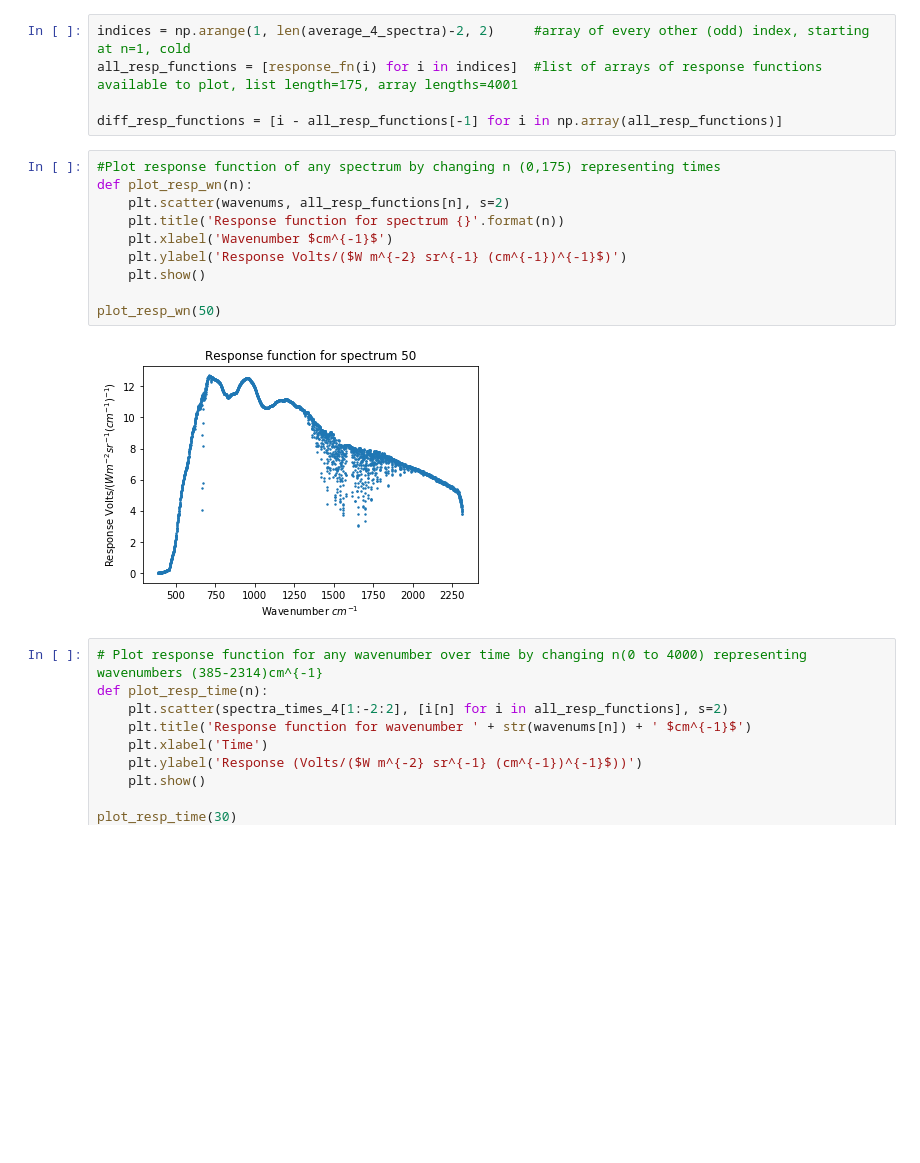
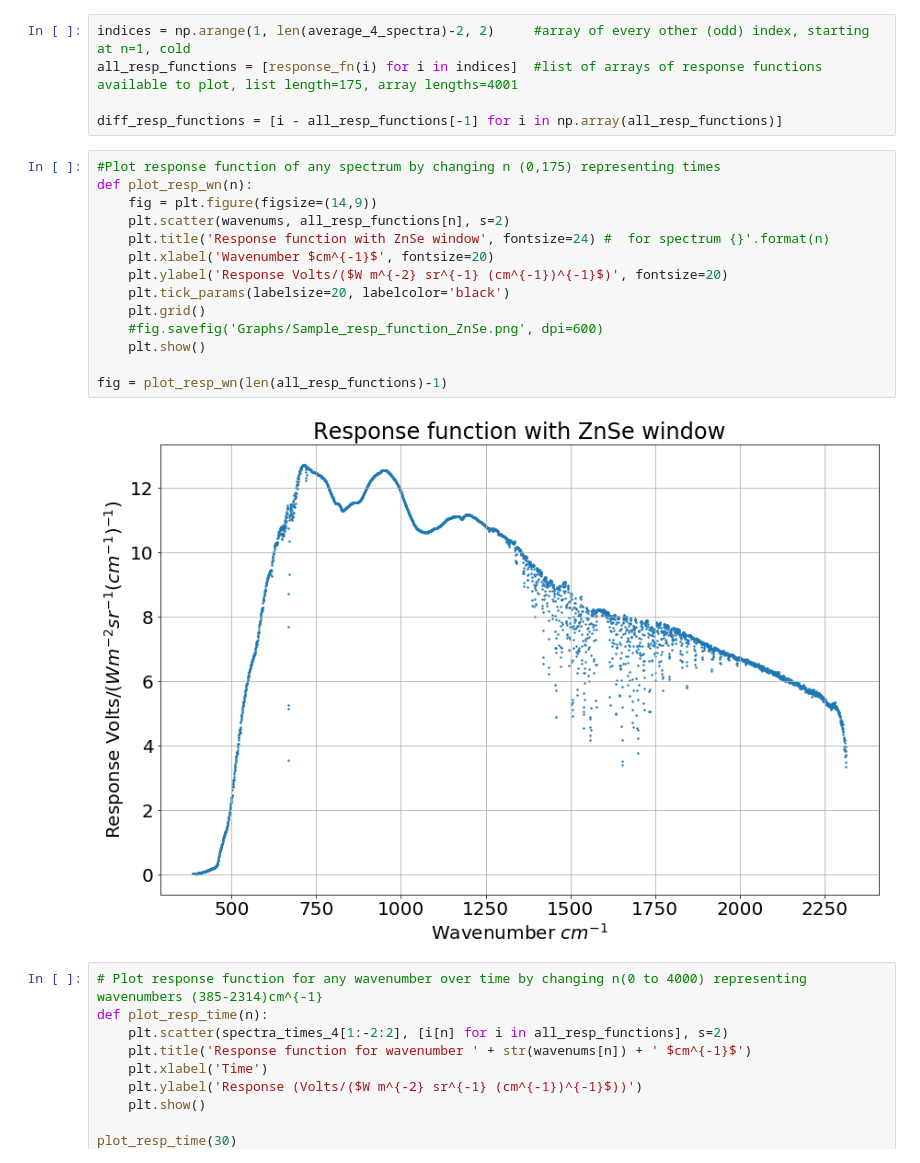
Before and after one commit to micolbedarida/MSci_Project, a Jupyter notebook: data_analysis.ipynb, the cells around one changed output. Cells and saved outputs as stored; diff of their text form; blank space fills up the shorter version.

```diff
--- a/data_analysis.ipynb
+++ b/data_analysis.ipynb
@@ -463,15 +463,19 @@ diff_resp_functions = [i - all_resp_functions[-1] for i in np.array(all_resp_fun
 # %%
 #Plot response function of any spectrum by changing n (0,175) representing times
 def plot_resp_wn(n):
+    fig = plt.figure(figsize=(14,9))
     plt.scatter(wavenums, all_resp_functions[n], s=2)
-    plt.title('Response function for spectrum {}'.format(n))
-    plt.xlabel('Wavenumber $cm^{-1}$')
-    plt.ylabel('Response Volts/($W m^{-2} sr^{-1} (cm^{-1})^{-1}$)')
+    plt.title('Response function with ZnSe window', fontsize=24) #  for spectrum {}'.format(n)
+    plt.xlabel('Wavenumber $cm^{-1}$', fontsize=20)
+    plt.ylabel('Response Volts/($W m^{-2} sr^{-1} (cm^{-1})^{-1}$)', fontsize=20)
+    plt.tick_params(labelsize=20, labelcolor='black')
+    plt.grid()
+    #fig.savefig('Graphs/Sample_resp_function_ZnSe.png', dpi=600)
     plt.show()
 
-plot_resp_wn(50)
+fig = plot_resp_wn(len(all_resp_functions)-1)
 # %% [output]
-[figure, old version]
+[figure, new version]
 # %%
 # Plot response function for any wavenumber over time by changing n(0 to 4000) representing wavenumbers (385-2314)cm^{-1}
 def plot_resp_time(n):
```
Also changed, not shown: parts of 1 cell of this notebook, 2 other files.
